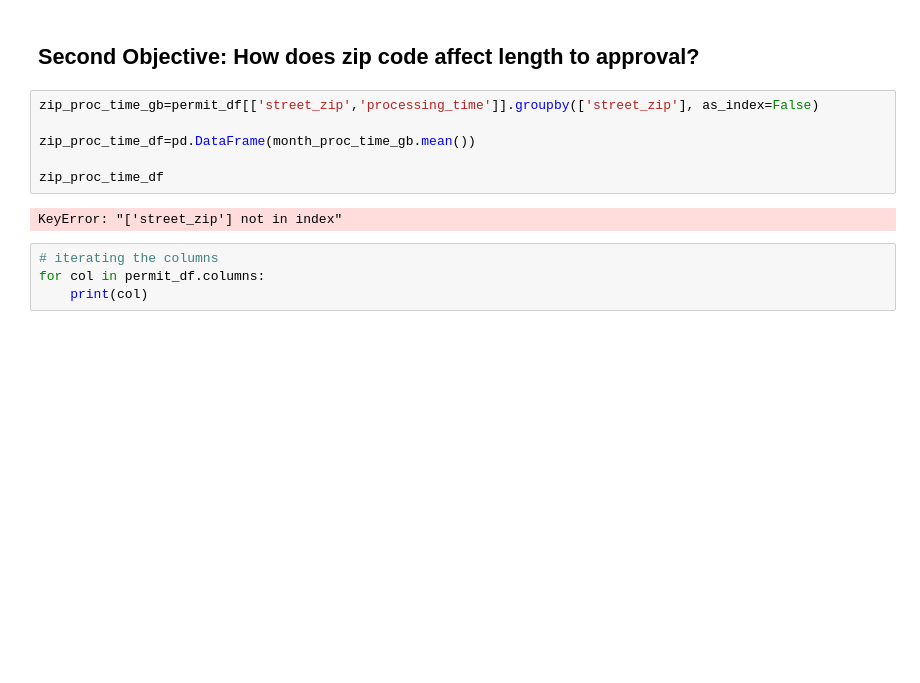
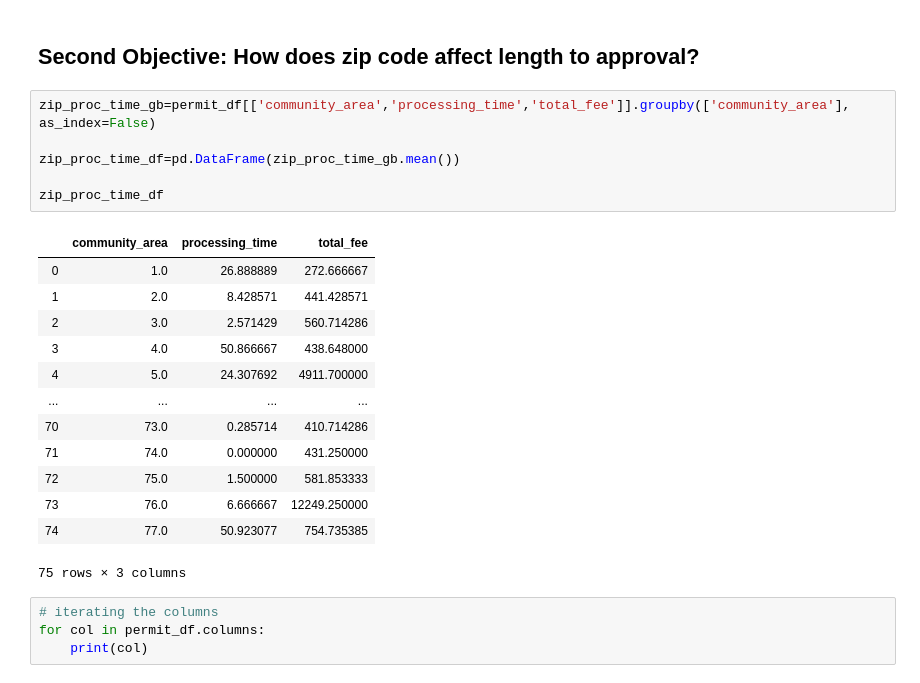
Before and after one commit to mahoneyjam/Project_1, a Jupyter notebook: herman_initial_pass.ipynb, the cells around one changed output. Drawn from its saved outputs; the diff is of its cells as text; blank space fills up the shorter version.

```diff
--- a/herman_initial_pass.ipynb
+++ b/herman_initial_pass.ipynb
@@ -65,13 +88,25 @@ month_proc_time_df
 # %% [markdown]
 ## Second Objective: How does zip code affect length to approval?
 # %%
-zip_proc_time_gb=permit_df[['street_zip','processing_time']].groupby(['street_zip'], as_index=False)
+zip_proc_time_gb=permit_df[['community_area','processing_time','total_fee']].groupby(['community_area'], as_index=False)
 
-zip_proc_time_df=pd.DataFrame(month_proc_time_gb.mean())
+zip_proc_time_df=pd.DataFrame(zip_proc_time_gb.mean())
 
 zip_proc_time_df
 # %% [output]
+|  | community_area | processing_time | total_fee |
+| 0 | 1.0 | 26.888889 | 272.666667 |
+| 1 | 2.0 | 8.428571 | 441.428571 |
+| 2 | 3.0 | 2.571429 | 560.714286 |
+| 3 | 4.0 | 50.866667 | 438.648000 |
+| 4 | 5.0 | 24.307692 | 4911.700000 |
+| ... | ... | ... | ... |
+| 70 | 73.0 | 0.285714 | 410.714286 |
+| 71 | 74.0 | 0.000000 | 431.250000 |
+| 72 | 75.0 | 1.500000 | 581.853333 |
+| 73 | 76.0 | 6.666667 | 12249.250000 |
+| 74 | 77.0 | 50.923077 | 754.735385 |
-KeyError: "['street_zip'] not in index"
+75 rows × 3 columns
 # %%
 # iterating the columns
 for col in permit_df.columns:
```
Also changed, not shown: parts of 16 cells of this notebook.
